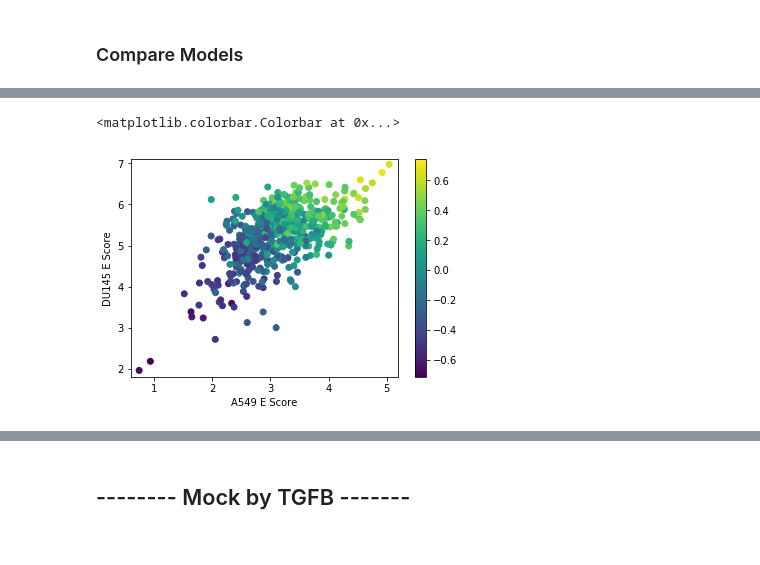
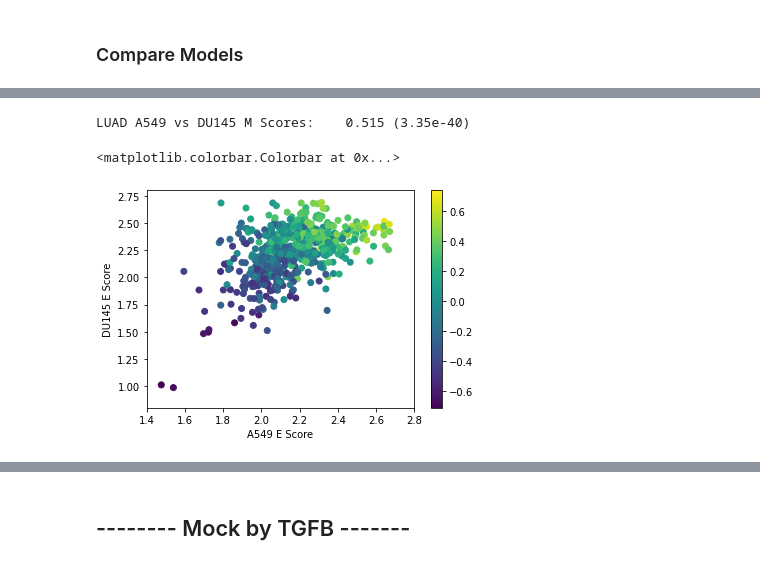
Before and after one commit to panchyni/gsNMF, a Jupyter notebook: Figures.ipynb, the cells around one changed output, grey strips where cells are left out. Saved outputs shown, nothing was run; the diff lists cells and outputs as text; code cells hidden in the pictures.

```diff
--- a/Figures.ipynb
+++ b/Figures.ipynb
@@ -940,13 +977,13 @@ print(np.shape(LUAD_by_A549_filter_values_M_array))
 # %%
 # Make refit model
-model_E_refit = NMF(n_components=2, init='random', random_state=1001)
+model_E_refit = NMF(n_components=2, init='random', random_state=1001,tol=1e-6,max_iter=500)
 
 # E data: Train model
 A549_W_E_refit_for_LUAD = model_E_refit.fit_transform(array_A549_by_LUAD_Evalues_filter)
 LUAD_by_A549_fit_E = model_E_refit.transform(LUAD_by_A549_filter_values_E_array)
 
 # Make refit model
-model_M_refit = NMF(n_components=2, init='random', random_state=1001)
+model_M_refit = NMF(n_components=2, init='random', random_state=1001,tol=1e-6,max_iter=500)
 
 # M data: Train model
 A549_W_M_refit_for_LUAD = model_M_refit.fit_transform(array_A549_by_LUAD_Mvalues_filter)
@@ -1074,16 +1117,22 @@ print(np.shape(LUAD_by_DU145_filter_values_M_array))
 # %% [output]
 (2853, 114)
 (594, 114)
+# %%
+# Scale and remove min
+LUAD_by_DU145_filter_values_E_array_scale = scale(LUAD_by_DU145_filter_values_E_array.astype(float),0)
+LUAD_by_DU145_filter_values_M_array_scale = scale(LUAD_by_DU145_filter_values_M_array.astype(float),0)
+LUAD_by_DU145_filter_values_E_array = LUAD_by_DU145_filter_values_E_array_scale - np.amin(LUAD_by_DU145_filter_values_E_array_scale)
+LUAD_by_DU145_filter_values_M_array = LUAD_by_DU145_filter_values_M_array_scale - np.amin(LUAD_by_DU145_filter_values_M_array_scale)
 # %%
 # Make refit model
-model_E_refit = NMF(n_components=2, init='random', random_state=1001)
+model_E_refit = NMF(n_components=2, init='random', random_state=1001,tol=1e-9,max_iter=2500)
 
 # E data: Train model
 DU145_W_E_refit_for_LUAD = model_E_refit.fit_transform(array_DU145_by_LUAD_Evalues_filter)
 LUAD_by_DU145_fit_E = model_E_refit.transform(LUAD_by_DU145_filter_values_E_array)
 
 # Make refit model
-model_M_refit = NMF(n_components=2, init='random', random_state=1001)
+model_M_refit = NMF(n_components=2, init='random', random_state=1001,tol=1e-9,max_iter=2500)
 
 # M data: Train model
 DU145_W_M_refit_for_LUAD = model_M_refit.fit_transform(array_DU145_by_LUAD_Mvalues_filter)
@@ -1184,7 +1239,7 @@ LUAD_previous_values = [ln.strip() for ln in open("LUAD_GSAV.table.sample_names"
 LUAD_prev_values_dict = fm.PreviousValues_Lines2Dict(LUAD_previous_values)
 # %%
 # Align model with previous scores
-output = fm.AlignScores (LUAD_sample_names, LUAD_prev_values_dict, LUAD_by_A549_fit_E[:,1], LUAD_by_A549_fit_M[:,1], LUAD_by_DU145_fit_E[:,1], LUAD_by_DU145_fit_M[:,1])
+output = fm.AlignScores (LUAD_sample_names, LUAD_prev_values_dict, LUAD_by_A549_fit_E[:,0], LUAD_by_A549_fit_M[:,1], LUAD_by_DU145_fit_E[:,0], LUAD_by_DU145_fit_M[:,1])
 
 LUAD_by_A549_Escore = output[0]
 LUAD_by_A549_Mscore = output[1]
@@ -1223,18 +1278,23 @@ LUAD Original vs E DU145 Scores:        0.729 (3.27e-96)
+# %%
+LUAD_A549vsDU145_E_corr, LUAD_A549vsDU145_E_pv = sp.stats.pearsonr(LUAD_by_A549_Escore,LUAD_by_DU145_Escore)
+print("LUAD A549 vs DU145 M Scores:\t" + "{:.3}".format(LUAD_A549vsDU145_E_corr) + " (" + "{:.3}".format(LUAD_A549vsDU145_E_pv) + ")" )
+# %% [output]
+LUAD A549 vs DU145 M Scores:    0.515 (3.35e-40)
 # %%
 # spike in color balancing points
 LUAD_by_A549_Escore.extend([0,0])
 LUAD_by_DU145_Escore.extend([0,0])
 LUAD_previous_Escore.extend([-0.714553652765244,0.74104974316114])
 
 sc = plt.scatter(LUAD_by_A549_Escore,LUAD_by_DU145_Escore,c=LUAD_previous_Escore)
-plt.xlim([0.6, 5.2])
-plt.ylim([1.8, 7.1])
+plt.xlim([1.4, 2.8])
+plt.ylim([0.8, 2.8])
 plt.xlabel("A549 E Score")
 plt.ylabel("DU145 E Score")
 plt.colorbar(sc)
 # %% [output]
 <matplotlib.colorbar.Colorbar at 0x...>
-[figure, old version]
+[figure, new version]
 # %%
 LUAD_by_A549_corr, LUAD_by_A549_pv = sp.stats.pearsonr(LUAD_by_A549_Mscore,LUAD_previous_Mscore)
 print("LUAD Original vs A549 M Scores:\t" + "{:.3}".format(LUAD_by_A549_corr) + " (" + "{:.3}".format(LUAD_by_A549_pv) + ")" )
```
Also changed, not shown: parts of 245 cells of this notebook, 39 other files.
